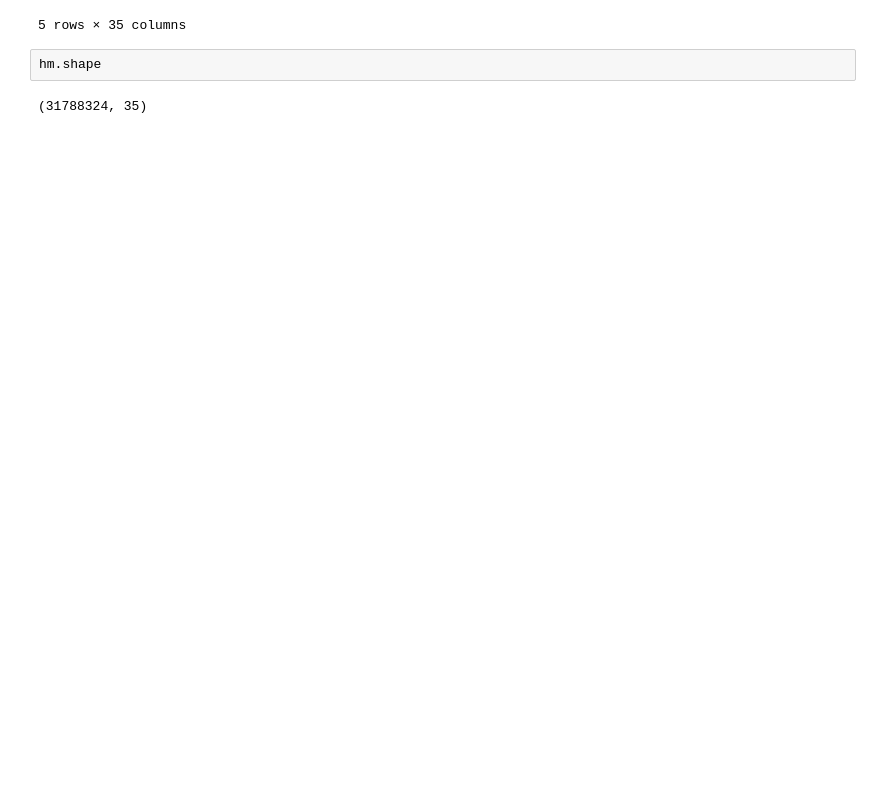
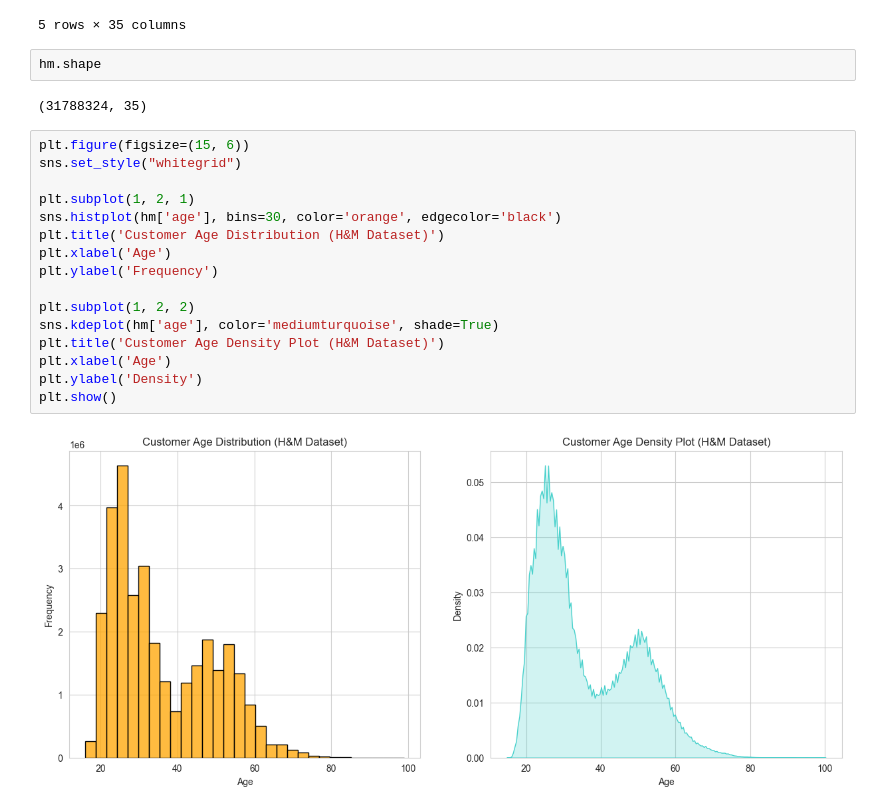
Before and after one commit to vaibhpande21/HndM-Fashion-Recommendation-System, a Jupyter notebook: rec.ipynb, the cells around one changed output. Saved outputs shown, nothing was run; the diff lists cells and outputs as text; blank space fills up the shorter version.

Commit message:
Update rec.ipynb
visualising the data

```diff
--- a/rec.ipynb
+++ b/rec.ipynb
@@ -80,3 +83,21 @@ hm.head()
 hm.shape
 # %% [output]
 (31788324, 35)
+# %%
+plt.figure(figsize=(15, 6))
+sns.set_style("whitegrid")
+
+plt.subplot(1, 2, 1)
+sns.histplot(hm['age'], bins=30, color='orange', edgecolor='black')
+plt.title('Customer Age Distribution (H&M Dataset)')
+plt.xlabel('Age')
+plt.ylabel('Frequency')
+
+plt.subplot(1, 2, 2)
+sns.kdeplot(hm['age'], color='mediumturquoise', shade=True)
+plt.title('Customer Age Density Plot (H&M Dataset)')
+plt.xlabel('Age')
+plt.ylabel('Density')
+plt.show()
+# %% [output]
+[figure, added]
```
Also changed, not shown: parts of 4 cells of this notebook.
